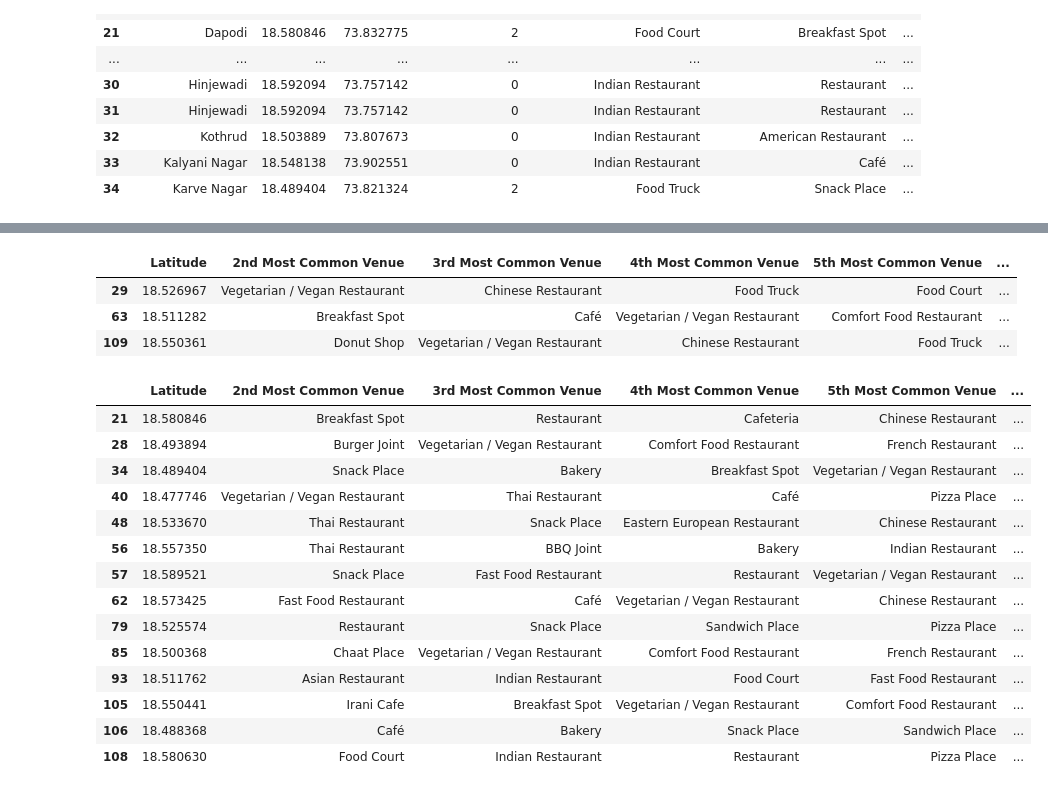
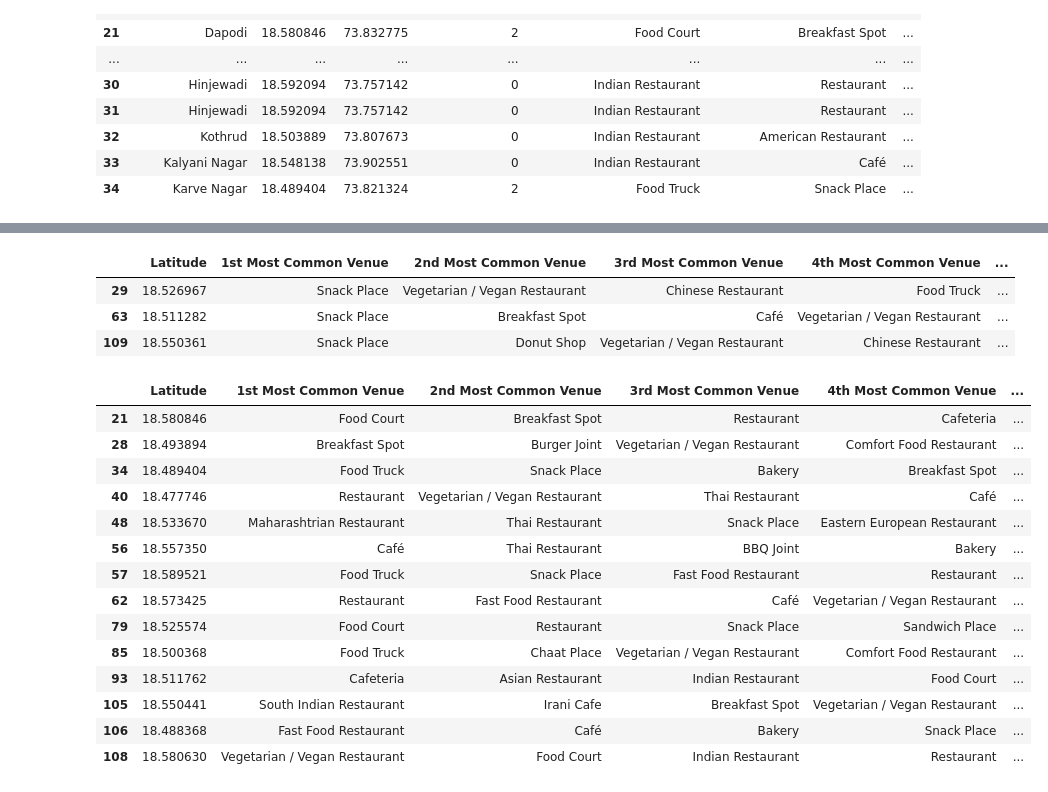
Before and after one commit to adityadmahale/ibm-data-science, a Jupyter notebook: Final Project/coursera_capstone.ipynb, the cells around one changed output, grey strips where cells are left out. Saved outputs shown, nothing was run; the diff lists cells and outputs as text; code cells hidden in the pictures.

```diff
--- a/Final Project/coursera_capstone.ipynb
+++ b/Final Project/coursera_capstone.ipynb
@@ -409,27 +409,27 @@ pune_merged.loc[pune_merged['Cluster Labels'] == 0, pune_merged.columns[[1] + li
 # %%
 # Cluster 1
-pune_merged.loc[pune_merged['Cluster Labels'] == 1, pune_merged.columns[[1] + list(range(5, pune_merged.shape[1]))]]
+pune_merged.loc[pune_merged['Cluster Labels'] == 1, pune_merged.columns[[1] + list(range(4, pune_merged.shape[1]))]]
 # %% [output]
-|  | Latitude | 2nd Most Common Venue | 3rd Most Common Venue | 4th Most Common Venue | 5th Most Common Venue | ... |
-| 29 | 18.526967 | Vegetarian / Vegan Restaurant | Chinese Restaurant | Food Truck | Food Court | ... |
-| 63 | 18.511282 | Breakfast Spot | Café | Vegetarian / Vegan Restaurant | Comfort Food Restaurant | ... |
-| 109 | 18.550361 | Donut Shop | Vegetarian / Vegan Restaurant | Chinese Restaurant | Food Truck | ... |
+|  | Latitude | 1st Most Common Venue | 2nd Most Common Venue | 3rd Most Common Venue | 4th Most Common Venue | ... |
+| 29 | 18.526967 | Snack Place | Vegetarian / Vegan Restaurant | Chinese Restaurant | Food Truck | ... |
+| 63 | 18.511282 | Snack Place | Breakfast Spot | Café | Vegetarian / Vegan Restaurant | ... |
+| 109 | 18.550361 | Snack Place | Donut Shop | Vegetarian / Vegan Restaurant | Chinese Restaurant | ... |
 # %%
 # Cluster 2
-pune_merged.loc[pune_merged['Cluster Labels'] == 2, pune_merged.columns[[1] + list(range(5, pune_merged.shape[1]))]]
+pune_merged.loc[pune_merged['Cluster Labels'] == 2, pune_merged.columns[[1] + list(range(4, pune_merged.shape[1]))]]
 # %% [output]
-|  | Latitude | 2nd Most Common Venue | 3rd Most Common Venue | 4th Most Common Venue | 5th Most Common Venue | ... |
-| 21 | 18.580846 | Breakfast Spot | Restaurant | Cafeteria | Chinese Restaurant | ... |
-| 28 | 18.493894 | Burger Joint | Vegetarian / Vegan Restaurant | Comfort Food Restaurant | French Restaurant | ... |
-| 34 | 18.489404 | Snack Place | Bakery | Breakfast Spot | Vegetarian / Vegan Restaurant | ... |
-| 40 | 18.477746 | Vegetarian / Vegan Restaurant | Thai Restaurant | Café | Pizza Place | ... |
-| 48 | 18.533670 | Thai Restaurant | Snack Place | Eastern European Restaurant | Chinese Restaurant | ... |
-| 56 | 18.557350 | Thai Restaurant | BBQ Joint | Bakery | Indian Restaurant | ... |
-| 57 | 18.589521 | Snack Place | Fast Food Restaurant | Restaurant | Vegetarian / Vegan Restaurant | ... |
-| 62 | 18.573425 | Fast Food Restaurant | Café | Vegetarian / Vegan Restaurant | Chinese Restaurant | ... |
-| 79 | 18.525574 | Restaurant | Snack Place | Sandwich Place | Pizza Place | ... |
-| 85 | 18.500368 | Chaat Place | Vegetarian / Vegan Restaurant | Comfort Food Restaurant | French Restaurant | ... |
-| 93 | 18.511762 | Asian Restaurant | Indian Restaurant | Food Court | Fast Food Restaurant | ... |
-| 105 | 18.550441 | Irani Cafe | Breakfast Spot | Vegetarian / Vegan Restaurant | Comfort Food Restaurant | ... |
-| 106 | 18.488368 | Café | Bakery | Snack Place | Sandwich Place | ... |
-| 108 | 18.580630 | Food Court | Indian Restaurant | Restaurant | Pizza Place | ... |
+|  | Latitude | 1st Most Common Venue | 2nd Most Common Venue | 3rd Most Common Venue | 4th Most Common Venue | ... |
+| 21 | 18.580846 | Food Court | Breakfast Spot | Restaurant | Cafeteria | ... |
+| 28 | 18.493894 | Breakfast Spot | Burger Joint | Vegetarian / Vegan Restaurant | Comfort Food Restaurant | ... |
+| 34 | 18.489404 | Food Truck | Snack Place | Bakery | Breakfast Spot | ... |
+| 40 | 18.477746 | Restaurant | Vegetarian / Vegan Restaurant | Thai Restaurant | Café | ... |
+| 48 | 18.533670 | Maharashtrian Restaurant | Thai Restaurant | Snack Place | Eastern European Restaurant | ... |
+| 56 | 18.557350 | Café | Thai Restaurant | BBQ Joint | Bakery | ... |
+| 57 | 18.589521 | Food Truck | Snack Place | Fast Food Restaurant | Restaurant | ... |
+| 62 | 18.573425 | Restaurant | Fast Food Restaurant | Café | Vegetarian / Vegan Restaurant | ... |
+| 79 | 18.525574 | Food Court | Restaurant | Snack Place | Sandwich Place | ... |
+| 85 | 18.500368 | Food Truck | Chaat Place | Vegetarian / Vegan Restaurant | Comfort Food Restaurant | ... |
+| 93 | 18.511762 | Cafeteria | Asian Restaurant | Indian Restaurant | Food Court | ... |
+| 105 | 18.550441 | South Indian Restaurant | Irani Cafe | Breakfast Spot | Vegetarian / Vegan Restaurant | ... |
+| 106 | 18.488368 | Fast Food Restaurant | Café | Bakery | Snack Place | ... |
+| 108 | 18.580630 | Vegetarian / Vegan Restaurant | Food Court | Indian Restaurant | Restaurant | ... |
```
Also changed, not shown: parts of 1 cell of this notebook.
